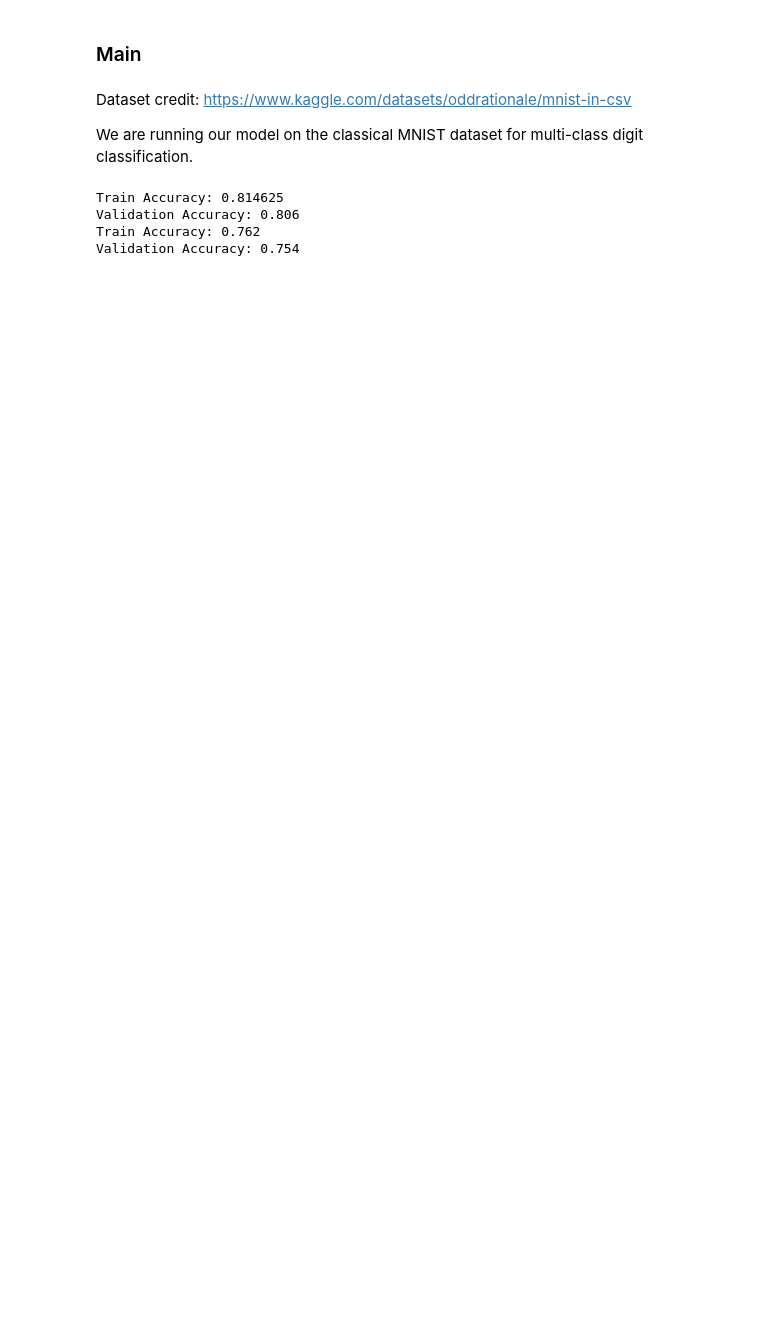
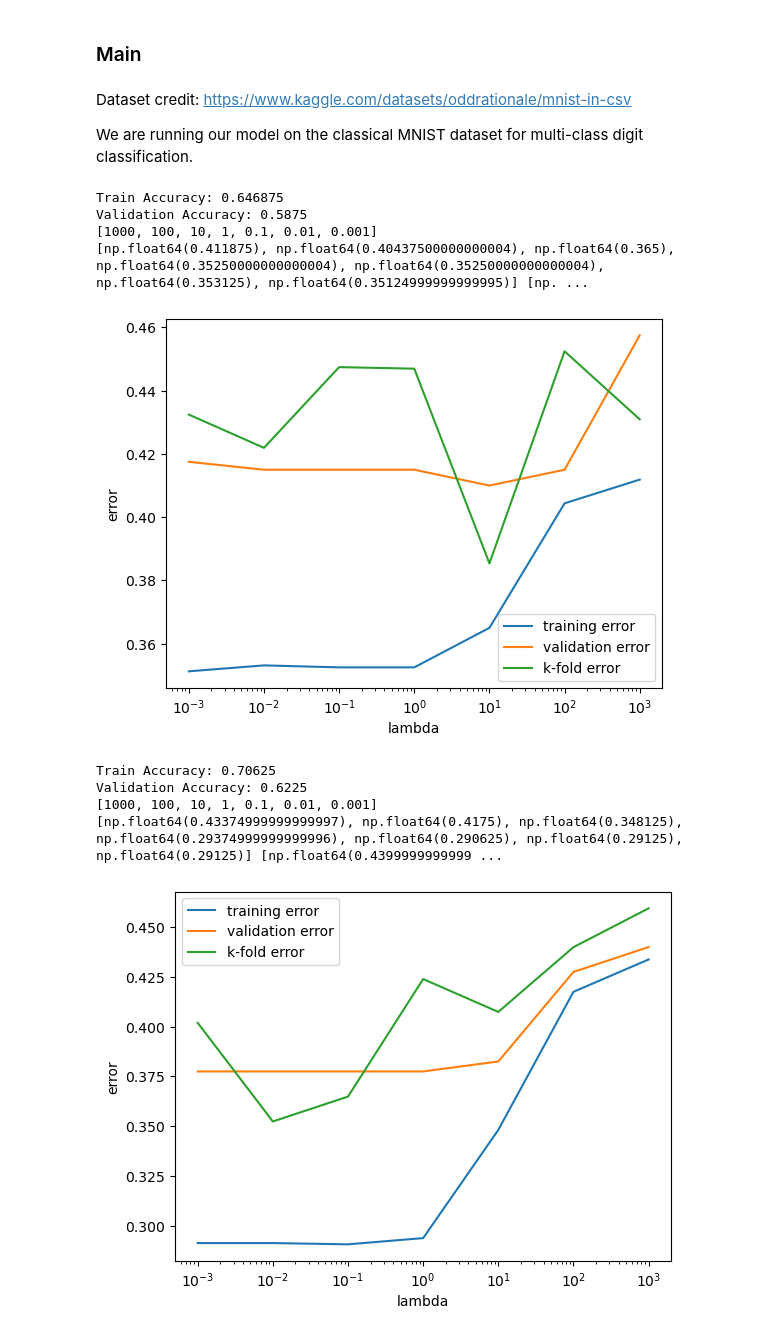
Before and after one commit to nickkim1/data_2060_final_project, a Jupyter notebook: src/final_project.ipynb, the cells around one changed output. Saved outputs shown, nothing was run; the diff lists cells and outputs as text; code cells hidden in the pictures; blank space fills up the shorter version.

```diff
--- a/src/final_project.ipynb
+++ b/src/final_project.ipynb
@@ -154,8 +154,8 @@ class RegularizedLogisticRegression(object):
     plus Tikhonov regularization with a coefficient of lambda.
     '''
     def __init__(self, batch_size = 16, one_vs_all = True, all_pairs = False):
-        self.learningRate = 0.001
-        self.num_epochs = 32
+        self.learningRate = 0.00001
+        self.num_epochs = 300
         self.batch_size = batch_size
         self.weights = None
         self.lmbda = 1
@@ -524,7 +522,7 @@ def visualization(RR, X_train, y_train, X_val, y_val, X_train_val, Y_train_val):
     print(train_errors, val_errors, k_fold_errors)
     RR.plotError(lambda_list, train_errors, val_errors, k_fold_errors)
 
-def preprocess_mnist(train_path="../data/mnist_train.csv", test_path="../data/mnist_test.csv", total_samples=10_000, val_size=0.2):
+def preprocess_mnist(train_path="../data/mnist_train.csv", test_path="../data/mnist_test.csv", total_samples=2000, val_size=0.2):
     """
     Preprocesses the MNIST dataset. Subsets the data to a total of 10k examples for ease of running.
     @params:
@@ -538,37 +536,43 @@ def preprocess_mnist(train_path="../data/mnist_train.csv", test_path="../data/mn
     train_df = pd.read_csv(train_path)
     test_df = pd.read_csv(test_path)
     df = pd.concat([train_df, test_df], axis=0).reset_index(drop=True)
     df = df.sample(n=total_samples, random_state=0)
 
     # Extract labels and pixels and normalize pix values
     y = df.iloc[:, 0].values.astype(np.int64)
     X = df.iloc[:, 1:].values.astype(np.float32)
     X /= 255.0
 
     # Do the train/val split
     X_train, X_val, y_train, y_val = train_test_split(X, y, test_size=val_size, random_state=0, shuffle=True, stratify=y)
 
     return X_train, X_val, y_train, y_val
 
 def main():
     # X_train, X_val, y_train, y_val = preprocess_data(csv_filepath=csv_filepath, target_col='Drug')
     X_train, X_val, y_train, y_val = preprocess_mnist()
     X_train_val = np.concatenate((X_train, X_val))
     Y_train_val = np.concatenate((y_train, y_val))
 
     # Run visualizations for both types of models
     visualization(RegularizedLogisticRegression(one_vs_all=False, all_pairs=True), X_train, y_train, X_val, y_val, X_train_val, Y_train_val)
     visualization(RegularizedLogisticRegression(one_vs_all=True, all_pairs=False), X_train, y_train, X_val, y_val, X_train_val, Y_train_val)
 
 # Set random seeds. DO NOT CHANGE THIS IN YOUR FINAL SUBMISSION.
 np.random.seed(0)
 random.seed(0)
 main()
 # %% [output]
-Train Accuracy: 0.814625
-Validation Accuracy: 0.806
-Train Accuracy: 0.762
-Validation Accuracy: 0.754
+Train Accuracy: 0.646875
+Validation Accuracy: 0.5875
+[1000, 100, 10, 1, 0.1, 0.01, 0.001]
+[np.float64(0.411875), np.float64(0.40437500000000004), np.float64(0.365), np.float64(0.35250000000000004), np.float64(0.35250000000000004), np.float64(0.353125), np.float64(0.35124999999999995)] [np. ...
+[figure, added]
+Train Accuracy: 0.70625
+Validation Accuracy: 0.6225
+[1000, 100, 10, 1, 0.1, 0.01, 0.001]
+[np.float64(0.43374999999999997), np.float64(0.4175), np.float64(0.348125), np.float64(0.29374999999999996), np.float64(0.290625), np.float64(0.29125), np.float64(0.29125)] [np.float64(0.4399999999999 ...
+[figure, added]
 # %%
 from sklearn.linear_model import LogisticRegression
 from sklearn.multiclass import OneVsRestClassifier, OneVsOneClassifier
```
Also changed, not shown: parts of 3 cells of this notebook.
